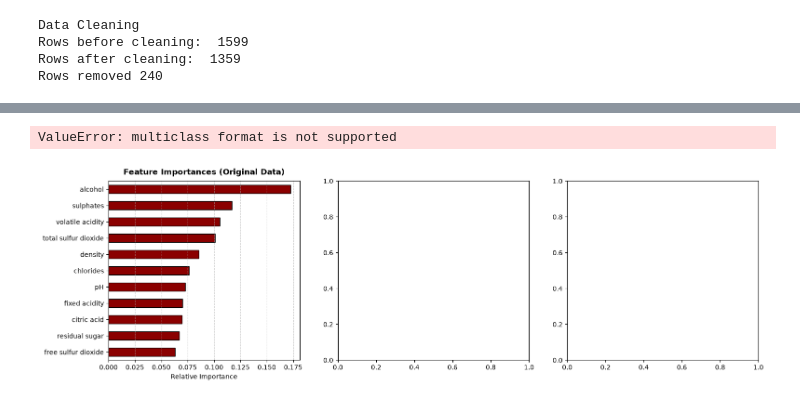
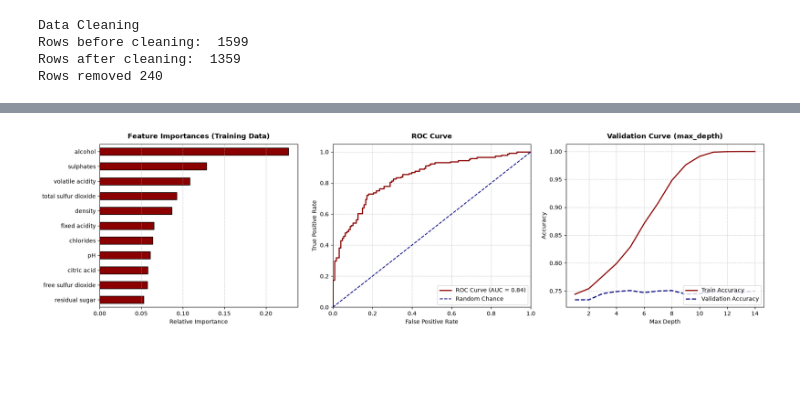
Before and after one commit to kellygabot/red_wine_quality, a Jupyter notebook: model/src/model/winequality_model.ipynb, the cells around one changed output, grey strips where cells are left out. Saved outputs shown, nothing was run; the diff lists cells and outputs as text; code cells hidden in the pictures; blank space fills up the shorter version.

```diff
--- a/model/src/model/winequality_model.ipynb
+++ b/model/src/model/winequality_model.ipynb
@@ -99,7 +99,7 @@ Rows removed 240
 # Convert original 3-8 quality score into binary classification:
 # 1 = Good Quality (Score >= 6)
 # 0 = Low Quality  (Score < 6)
-data['quality_label'] = (data['quality'] >= 6).astype(int)
+model_data['quality_label'] = (model_data['quality'] >= 6).astype(int)
 
 
 X = model_data[
@@ -110,7 +110,7 @@ X = model_data[
     ]
 ]
 
-y = model_data['quality']
+y = model_data['quality_label']
 
 print('\nFeatures')
 print(X.head())
@@ -144,7 +144,7 @@ X_train, X_test, y_train, y_test = train_test_split(
 rf = RandomForestClassifier(n_estimators=100, max_depth=10, random_state=42)
 rf.fit(X_train, y_train)
 
-y_proba = rf.predict_proba(X_test)[:, 1]
+y_proba = rf.predict_proba(X_test)[:, list(rf.classes_).index(1)]
 
 print('Train Test Split')
 print('X_train shape:', X_train.shape)
@@ -205,7 +194,7 @@ fig, axes = plt.subplots(1, 3, figsize=(18, 5))
 # Plot 1: Feature Importances
 importances = pd.Series(rf.feature_importances_, index=X.columns).sort_values(ascending=True)
 importances.plot(kind='barh', ax=axes[0], color='#8B0000', edgecolor='black')
-axes[0].set_title('Feature Importances (Original Data)', fontsize=12, fontweight='bold', pad=10)
+axes[0].set_title('Feature Importances (Training Data)', fontsize=12, fontweight='bold', pad=10)
 axes[0].set_xlabel('Relative Importance')
 axes[0].grid(axis='x', linestyle='--', alpha=0.6)
 
@@ -214,34 +203,33 @@ fpr, tpr, _ = roc_curve(y_test, y_proba)
 roc_auc = auc(fpr, tpr)
 axes[1].plot(fpr, tpr, color='#8B0000', lw=2, label=f'ROC Curve (AUC = {roc_auc:.2f})')
 axes[1].plot([0, 1], [0, 1], color='navy', lw=1.5, linestyle='--', label='Random Chance')
 axes[1].set_xlim([0.0, 1.0])
 axes[1].set_ylim([0.0, 1.05])
 axes[1].set_xlabel('False Positive Rate')
 axes[1].set_ylabel('True Positive Rate')
 axes[1].set_title('ROC Curve', fontsize=12, fontweight='bold', pad=10)
 axes[1].legend(loc="lower right")
 axes[1].grid(True, linestyle='--', alpha=0.6)
 
 # Plot 3: Validation Curve (Tuning max_depth)
 param_range = np.arange(1, 15)
 train_scores, test_scores = validation_curve(
     RandomForestClassifier(n_estimators=100, random_state=42),
-    X, y, param_name="max_depth", param_range=param_range,
-    cv=5, scoring="accuracy"
+    X_train, y_train, param_name="max_depth", param_range=param_range,
+    cv=cv, scoring="accuracy"
 )
 train_mean = np.mean(train_scores, axis=1)
 test_mean = np.mean(test_scores, axis=1)
 
 axes[2].plot(param_range, train_mean, label="Train Accuracy", color='#8B0000', lw=2)
 axes[2].plot(param_range, test_mean, label="Validation Accuracy", color="navy", lw=2, linestyle="--")
 axes[2].set_xlabel("Max Depth")
 axes[2].set_ylabel("Accuracy")
 axes[2].set_title("Validation Curve (max_depth)", fontsize=12, fontweight='bold', pad=10)
 axes[2].legend(loc="lower right")
 axes[2].grid(True, linestyle='--', alpha=0.6)
 
 plt.tight_layout()
 plt.show()
 # %% [output]
-ValueError: multiclass format is not supported
-[figure, old version]
+[figure, new version]
```
Also changed, not shown: parts of 3 cells of this notebook, 1 other file.
